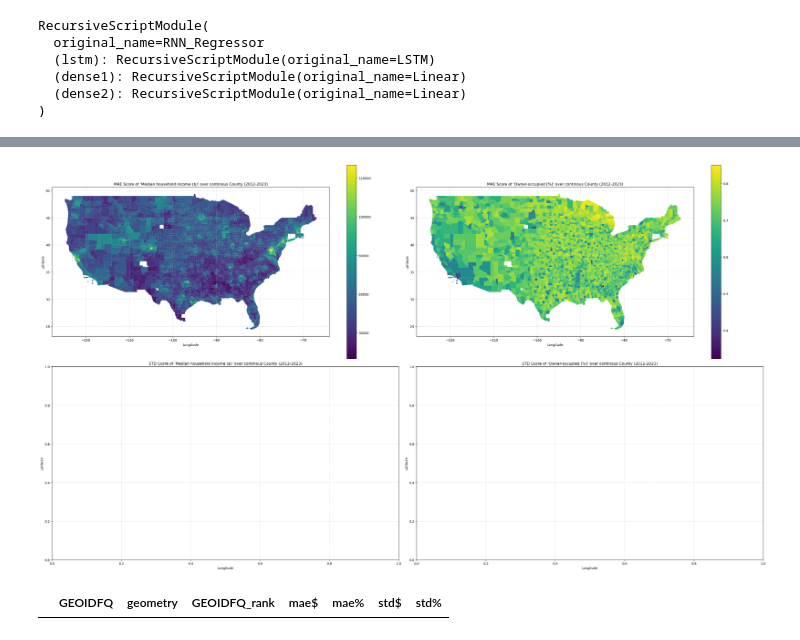
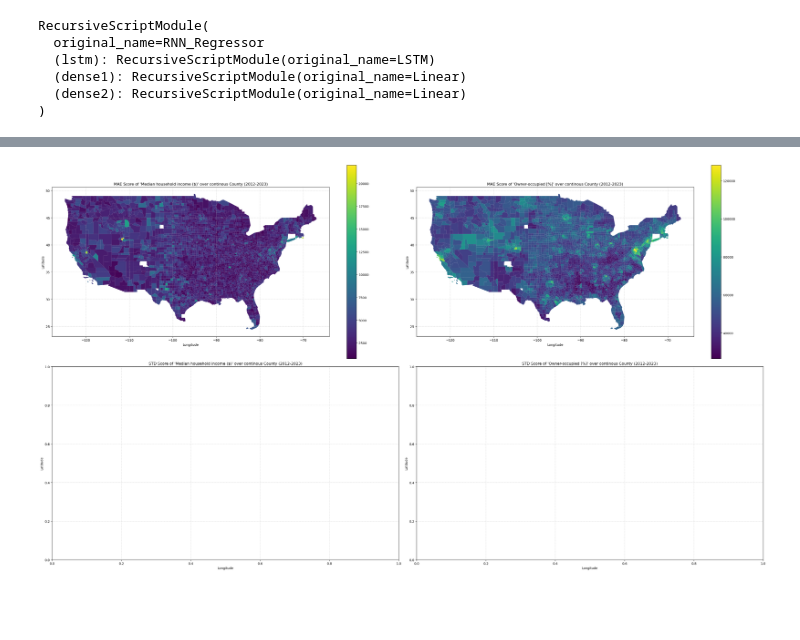
Before and after one commit to simon-0006/Data-Science-GESS---Group-Project, a Jupyter notebook: US_0/Analyse/Code/model_output.ipynb, the cells around one changed output, grey strips where cells are left out. Saved outputs shown, nothing was run; the diff lists cells and outputs as text; code cells hidden in the pictures; blank space fills up the shorter version.

```diff
--- a/US_0/Analyse/Code/model_output.ipynb
+++ b/US_0/Analyse/Code/model_output.ipynb
@@ -291,37 +291,33 @@ gdf_sorted['std%'] = std_score_by_county_per
 fig, ax = plt.subplots(2, 2, figsize=(32, 18))
 ax = ax.flatten()
 
-gdf_sorted.plot(column=new_col[4], cmap="viridis", legend=True, ax=ax[0])
-gdf_sorted.plot(column=new_col[5], cmap="viridis", legend=True, ax=ax[1])
+gdf_sorted.plot(column=new_col[0], cmap="viridis", legend=True, ax=ax[0])
+gdf_sorted.plot(column=new_col[4], cmap="viridis", legend=True, ax=ax[1])
 #gdf_sorted.plot(column=new_col[2], cmap="viridis", legend=True, ax=ax[2])
 #gdf_sorted.plot(column=new_col[3], cmap="viridis", legend=True, ax=ax[3])
 
 ax[0].set_title("MAE Score of 'Median household income ($)' over continous County (2012-2023)")
 ax[0].set_xlabel("Longitude")
 ax[0].set_ylabel("Latitude")
 
 ax[1].set_title("MAE Score of 'Owner-occupied [%]' over continous County (2012-2023)")
 ax[1].set_xlabel("Longitude")
 ax[1].set_ylabel("Latitude")
 
 ax[2].set_title("STD Score of 'Median household income ($)' over continous County (2012-2023)")
 ax[2].set_xlabel("Longitude")
 ax[2].set_ylabel("Latitude")
 
 ax[3].set_title("STD Score of 'Owner-occupied [%]' over continous County (2012-2023)")
 ax[3].set_xlabel("Longitude")
 ax[3].set_ylabel("Latitude")
 
 ax[0].grid(True, linestyle='--', alpha=0.5)
 ax[1].grid(True, linestyle='--', alpha=0.5)
 ax[2].grid(True, linestyle='--', alpha=0.5)
 ax[3].grid(True, linestyle='--', alpha=0.5)
 
 plt.tight_layout()
 plt.show()
 # %% [output]
-[figure, old version]
+[figure, new version]
-# %%
-gdf_sorted[~gdf_sorted.is_valid]
-# %% [output]
-|  | GEOIDFQ | geometry | GEOIDFQ_rank | mae$ | mae% | std$ | std% |
```
Also changed, not shown: parts of 1 cell of this notebook, 18 other files.
